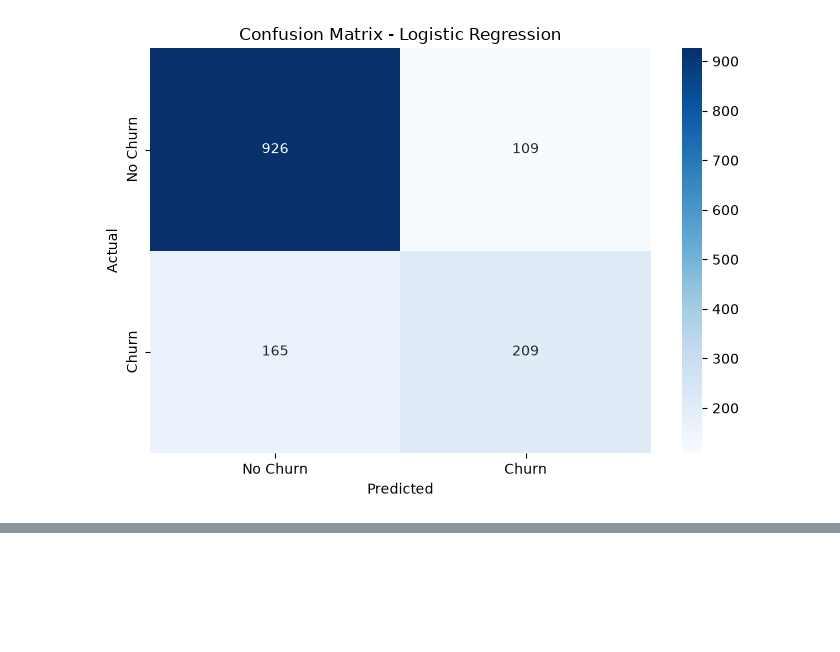
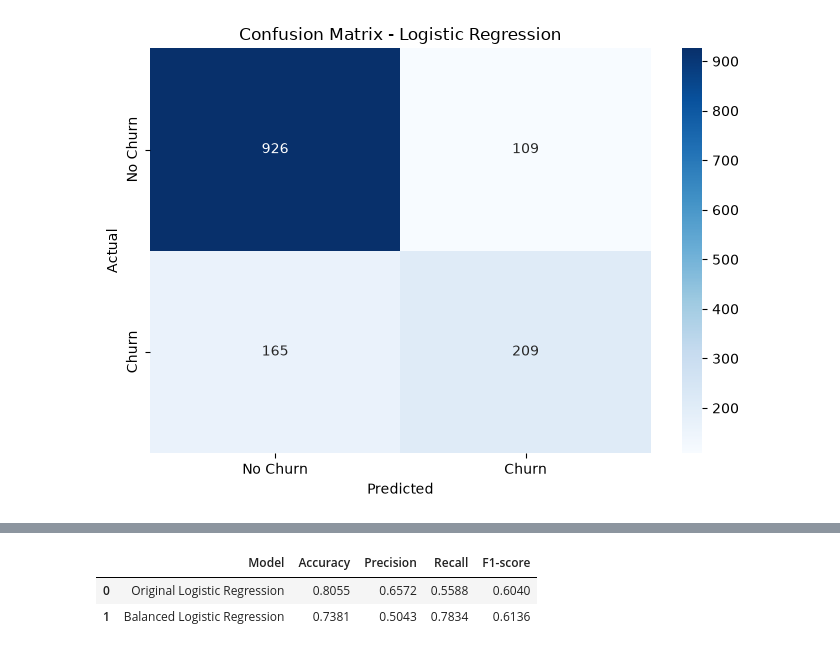
Before and after one commit to Deraraf/machine-learning-projects, a Jupyter notebook: customer-telecommunications-churn-prediction/notebooks/customer_telecommunications_churn_prediction.ipynb, the cells around one changed output, grey strips where cells are left out. Drawn from its saved outputs; the diff is of its cells as text; code cells hidden in the pictures; blank space fills up the shorter version.

```diff
--- a/customer-telecommunications-churn-prediction/notebooks/customer_telecommunications_churn_prediction.ipynb
+++ b/customer-telecommunications-churn-prediction/notebooks/customer_telecommunications_churn_prediction.ipynb
@@ -785,0 +911,22 @@ plt.show()
+# %%
+model_comparison = pd.DataFrame(
+    {
+        "Model": ["Original Logistic Regression", "Balanced Logistic Regression"],
+        "Accuracy": [
+            accuracy_score(y_test, y_pred),
+            accuracy_score(y_test, y_pred_balanced),
+        ],
+        "Precision": [
+            precision_score(y_test, y_pred),
+            precision_score(y_test, y_pred_balanced),
+        ],
+        "Recall": [recall_score(y_test, y_pred), recall_score(y_test, y_pred_balanced)],
+        "F1-score": [f1_score(y_test, y_pred), f1_score(y_test, y_pred_balanced)],
+    }
+)
+
+display(model_comparison.round(4))
+# %% [output]
+|  | Model | Accuracy | Precision | Recall | F1-score |
+| 0 | Original Logistic Regression | 0.8055 | 0.6572 | 0.5588 | 0.6040 |
+| 1 | Balanced Logistic Regression | 0.7381 | 0.5043 | 0.7834 | 0.6136 |
```
Also changed, not shown: parts of 23 cells of this notebook, 8 other files.
